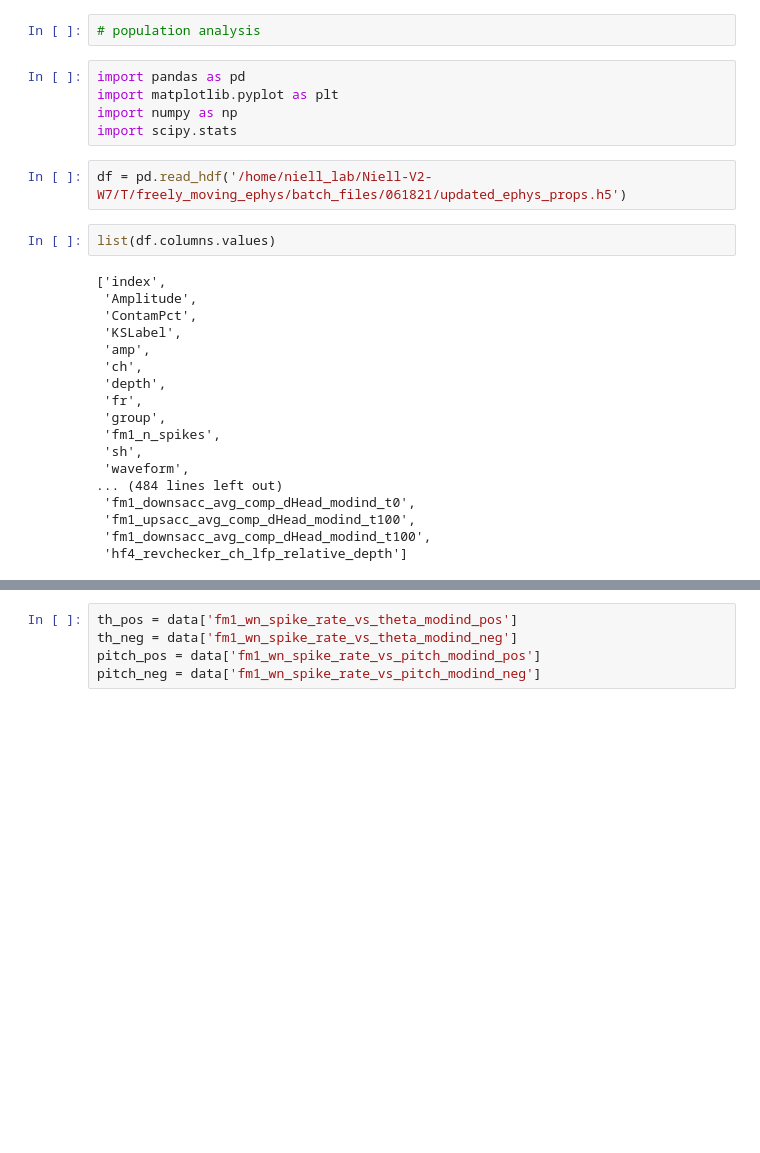
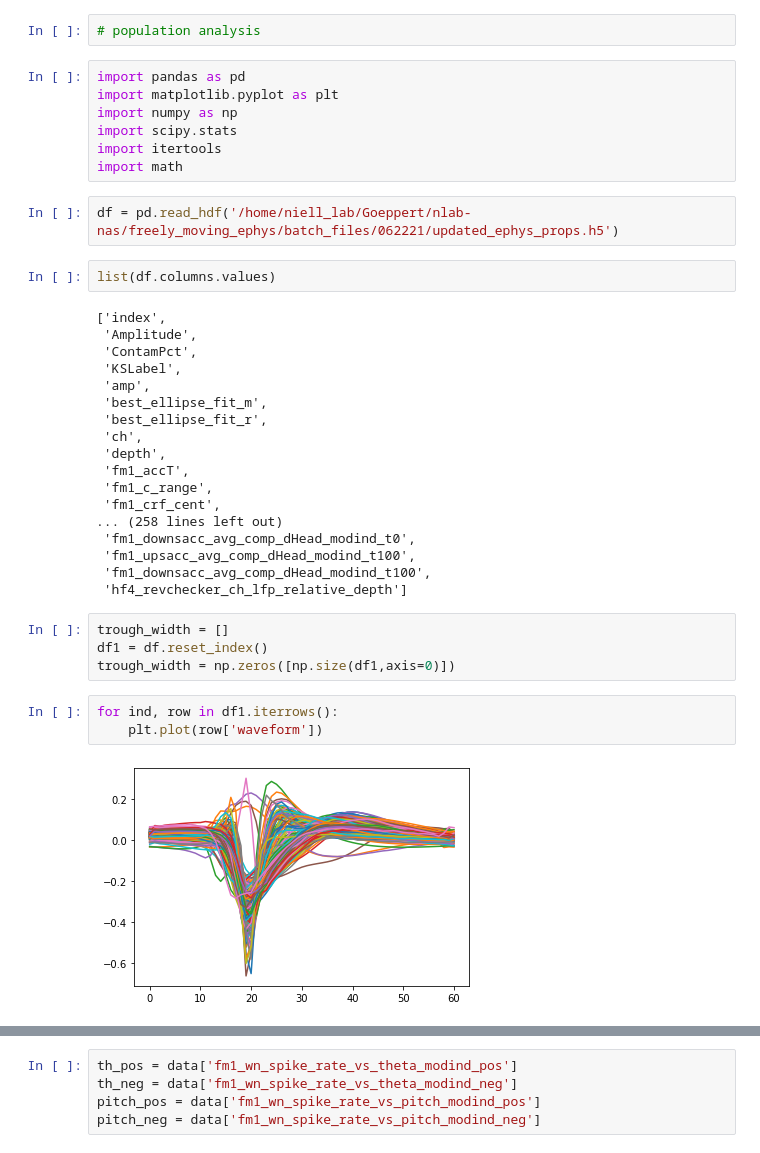
Before and after one commit to nielllab/FreelyMovingEphys, a Jupyter notebook: testing/population_analysis.ipynb, the cells around one changed output, grey strips where cells are left out. Saved outputs shown, nothing was run; the diff lists cells and outputs as text; blank space fills up the shorter version.

Commit message:
ephys cleanup, new movies, population testing

```diff
--- a/testing/population_analysis.ipynb
+++ b/testing/population_analysis.ipynb
@@ -5,8 +5,10 @@ import pandas as pd
 import matplotlib.pyplot as plt
 import numpy as np
 import scipy.stats
+import itertools
+import math
 # %%
-df = pd.read_hdf('/home/niell_lab/Niell-V2-W7/T/freely_moving_ephys/batch_files/061821/updated_ephys_props.h5')
+df = pd.read_hdf('/home/niell_lab/Goeppert/nlab-nas/freely_moving_ephys/batch_files/062221/updated_ephys_props.h5')
 # %%
 list(df.columns.values)
 # %% [output]
@@ -15,15 +17,24 @@ list(df.columns.values)
  'ContamPct',
  'KSLabel',
  'amp',
+ 'best_ellipse_fit_m',
+ 'best_ellipse_fit_r',
  'ch',
  'depth',
- 'fr',
- 'group',
- 'fm1_n_spikes',
- 'sh',
- 'waveform',
-... (484 lines left out)
+ 'fm1_accT',
+ 'fm1_c_range',
+ 'fm1_crf_cent',
+... (258 lines left out)
  'fm1_downsacc_avg_comp_dHead_modind_t0',
  'fm1_upsacc_avg_comp_dHead_modind_t100',
  'fm1_downsacc_avg_comp_dHead_modind_t100',
  'hf4_revchecker_ch_lfp_relative_depth']
+# %%
+trough_width = []
+df1 = df.reset_index()
+trough_width = np.zeros([np.size(df1,axis=0)])
+# %%
+for ind, row in df1.iterrows():
+    plt.plot(row['waveform'])
+# %% [output]
+[figure, added]
```
Also changed, not shown: parts of 5 cells of this notebook, 4 other files.
